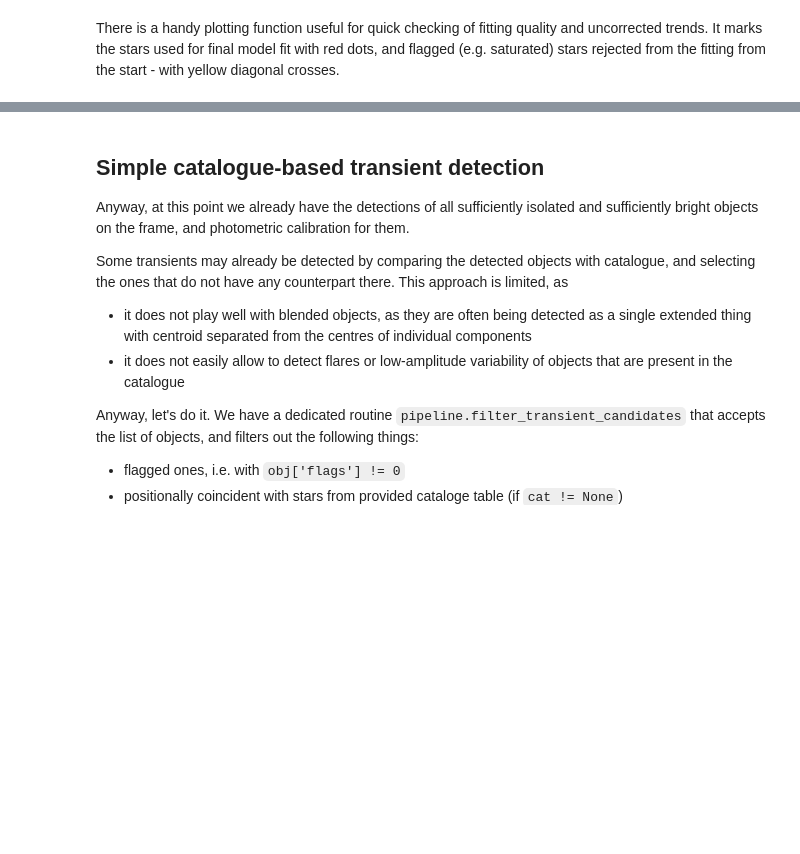
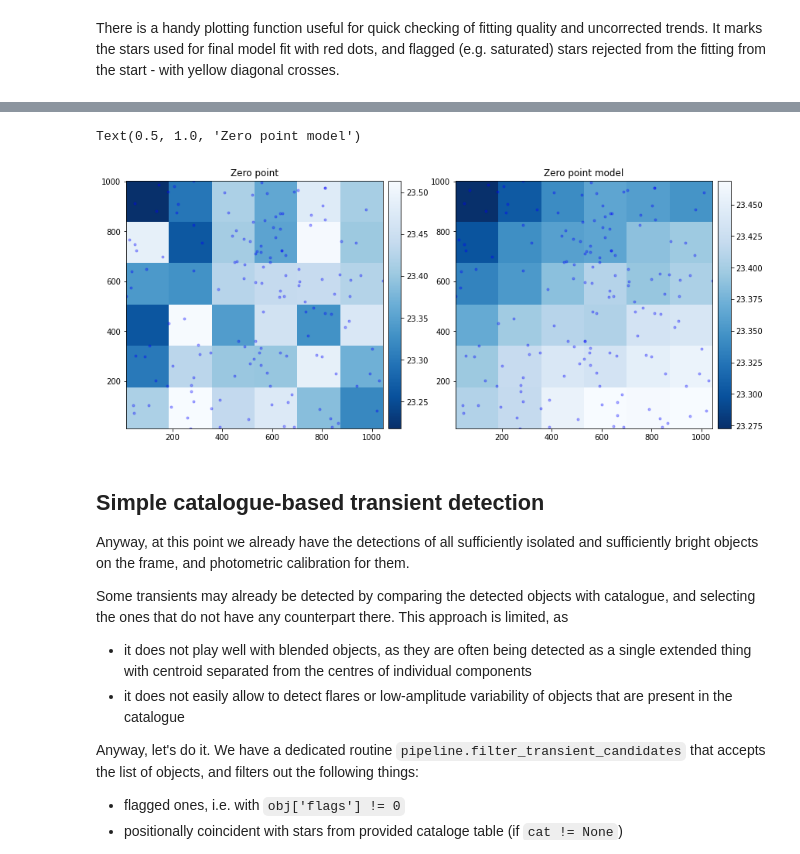
Before and after one commit to karpov-sv/stdpipe, a Jupyter notebook: notebooks/stdpipe_tutorial.ipynb, the cells around one changed output, grey strips where cells are left out. Saved outputs shown, nothing was run; the diff lists cells and outputs as text; code cells hidden in the pictures; blank space fills up the shorter version.

Commit message:
Update minor points in the "main" tutorial

```diff
--- a/notebooks/stdpipe_tutorial.ipynb
+++ b/notebooks/stdpipe_tutorial.ipynb
@@ -331,3 +351,16 @@ plt.xlim(0.0, 1.5)
+# %%
+# Zero point (difference between catalogue and instrumental magnitudes for every star) map
+plt.subplot(121)
+plots.plot_photometric_match(m, mode='zero', bins=6, show_dots=True, aspect='equal')
+plt.title('Zero point')
+
+# Fitted zero point model with second-order spatial polynomial term
+plt.subplot(122)
+plots.plot_photometric_match(m, mode='model', bins=6, show_dots=True, aspect='equal')
+plt.title('Zero point model')
+# %% [output]
+Text(0.5, 1.0, 'Zero point model')
+[figure, added]
 # %% [markdown]
 ## Simple catalogue-based transient detection
 
```
Also changed, not shown: parts of 25 cells of this notebook.
